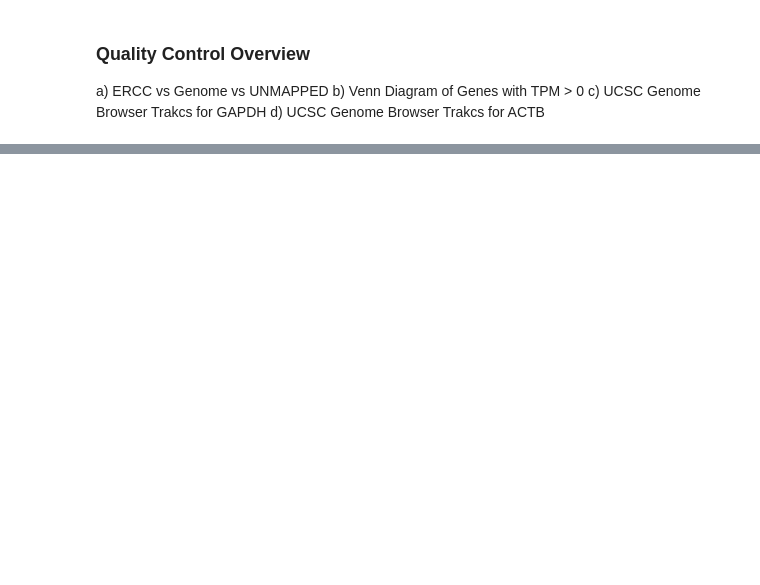
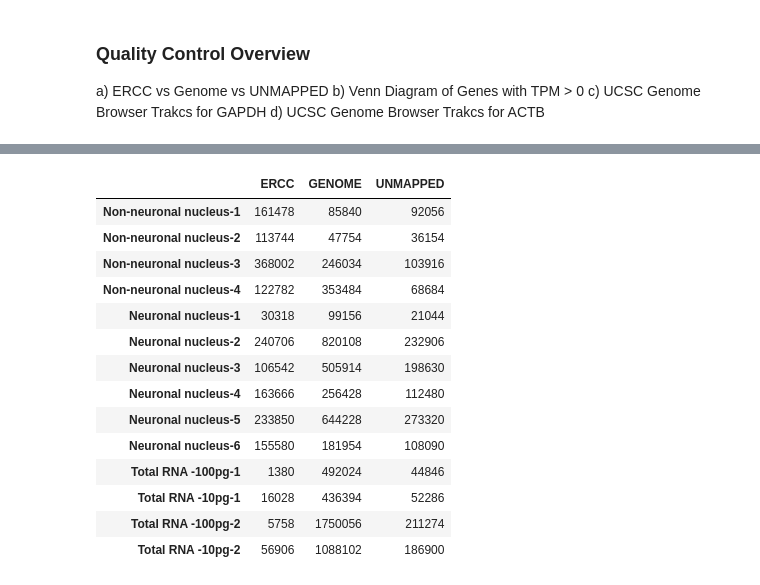
Before and after one commit to Schork-Lab/single-cell, a Jupyter notebook: ipython/nature_protocol/figure_5.ipynb, the cells around one changed output, grey strips where cells are left out. Cells and saved outputs as stored; diff of their text form; code cells hidden in the pictures; blank space fills up the shorter version.

```diff
--- a/ipython/nature_protocol/figure_5.ipynb
+++ b/ipython/nature_protocol/figure_5.ipynb
@@ -30,4 +26,22 @@ gs = gridspec.GridSpec(1, 2)
 # %%
 mapped_df = data.load_mapped_data()
 mapped_df = data.paperify_df(mapped_df.T).T
+# %%
+mapped_df
+# %% [output]
+|  | ERCC | GENOME | UNMAPPED |
+| Non-neuronal nucleus-1 | 161478 | 85840 | 92056 |
+| Non-neuronal nucleus-2 | 113744 | 47754 | 36154 |
+| Non-neuronal nucleus-3 | 368002 | 246034 | 103916 |
+| Non-neuronal nucleus-4 | 122782 | 353484 | 68684 |
+| Neuronal nucleus-1 | 30318 | 99156 | 21044 |
+| Neuronal nucleus-2 | 240706 | 820108 | 232906 |
+| Neuronal nucleus-3 | 106542 | 505914 | 198630 |
+| Neuronal nucleus-4 | 163666 | 256428 | 112480 |
+| Neuronal nucleus-5 | 233850 | 644228 | 273320 |
+| Neuronal nucleus-6 | 155580 | 181954 | 108090 |
+| Total RNA -100pg-1 | 1380 | 492024 | 44846 |
+| Total RNA -10pg-1 | 16028 | 436394 | 52286 |
+| Total RNA -100pg-2 | 5758 | 1750056 | 211274 |
+| Total RNA -10pg-2 | 56906 | 1088102 | 186900 |
 # %%
```
Also changed, not shown: parts of 11 cells of this notebook, 5 other files.
